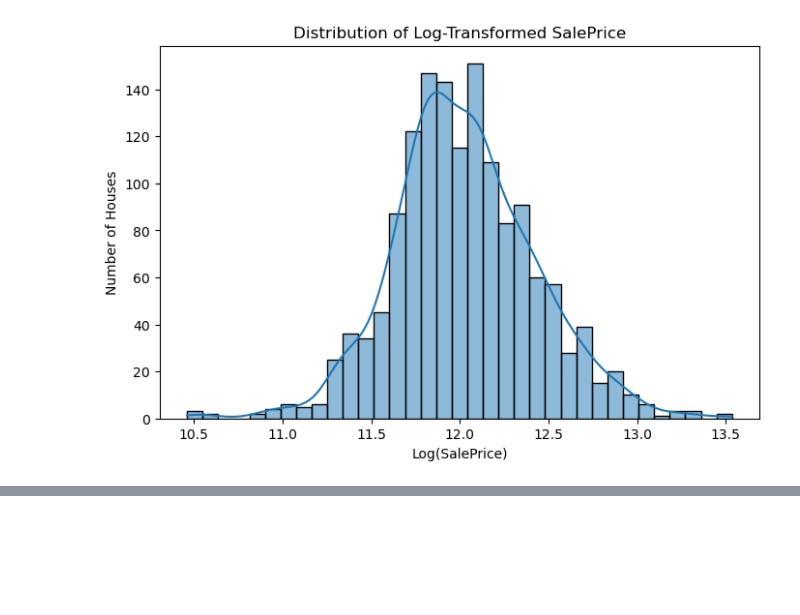
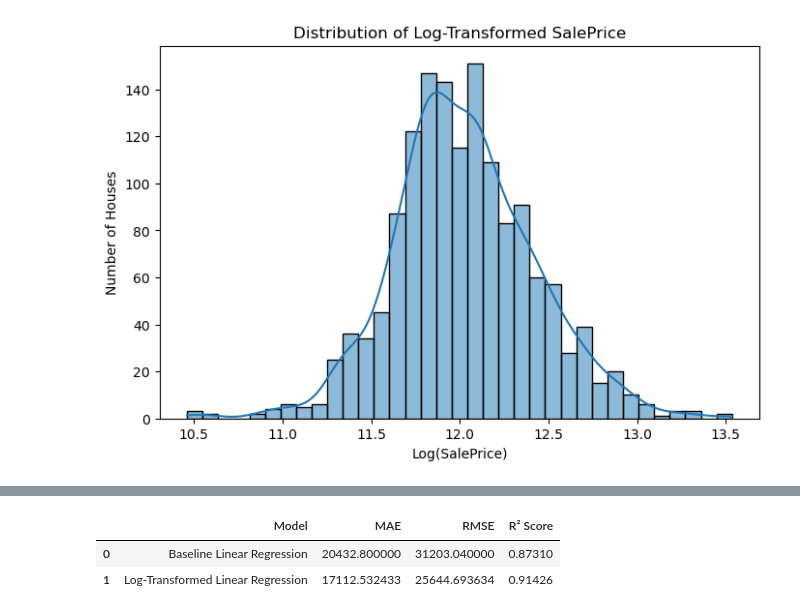
Before and after one commit to anushka2586/House-Price-Prediction-Model, a Jupyter notebook: housepriceprediction.ipynb, the cells around one changed output, grey strips where cells are left out. Saved outputs shown, nothing was run; the diff lists cells and outputs as text; code cells hidden in the pictures; blank space fills up the shorter version.

```diff
--- a/housepriceprediction.ipynb
+++ b/housepriceprediction.ipynb
@@ -480,0 +535,5 @@ plt.show()
+# %%
+# Calculate MAE for the log-transformed model
+mae_log = mean_absolute_error(y_val, y_pred_log_model)
+
+print("Mean Absolute Error:", mae_log)
@@ -480,0 +542,5 @@ plt.show()
+# %%
+# Calculate RMSE for the log-transformed model
+rmse_log = np.sqrt(mean_squared_error(y_val, y_pred_log_model))
+
+print("Root Mean Squared Error:", rmse_log)
@@ -480,0 +549,5 @@ plt.show()
+# %%
+# Calculate R² for the log-transformed model
+r2_log = r2_score(y_val, y_pred_log_model)
+
+print("R² Score:", r2_log)
@@ -480,0 +588,25 @@ plt.show()
+# %%
+comparison_results = pd.DataFrame({
+    "Model": [
+        "Baseline Linear Regression",
+        "Log-Transformed Linear Regression"
+    ],
+    "MAE": [
+        20432.80,
+        mae_log
+    ],
+    "RMSE": [
+        31203.04,
+        rmse_log
+    ],
+    "R² Score": [
+        0.8731,
+        r2_log
+    ]
+})
+
+comparison_results
+# %% [output]
+|  | Model | MAE | RMSE | R² Score |
+| 0 | Baseline Linear Regression | 20432.800000 | 31203.040000 | 0.87310 |
+| 1 | Log-Transformed Linear Regression | 17112.532433 | 25644.693634 | 0.91426 |
```
Also changed, not shown: parts of 27 cells of this notebook.
